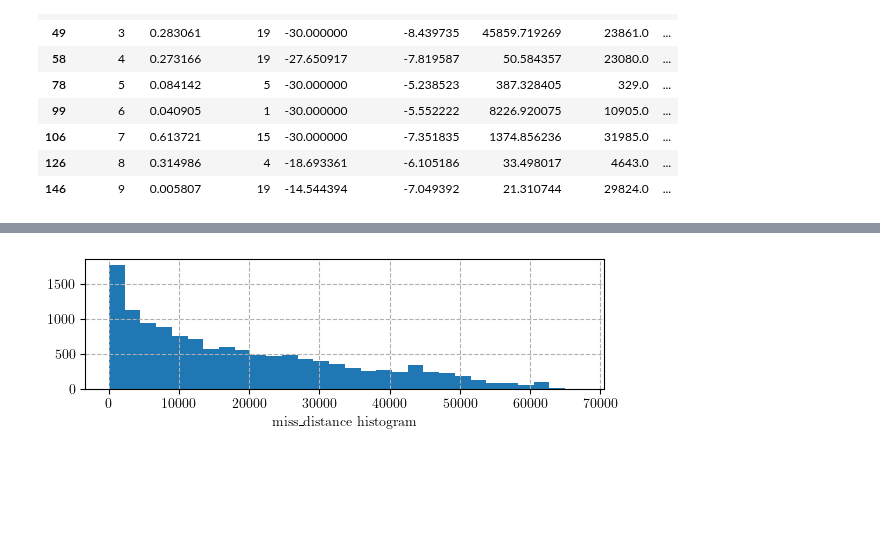
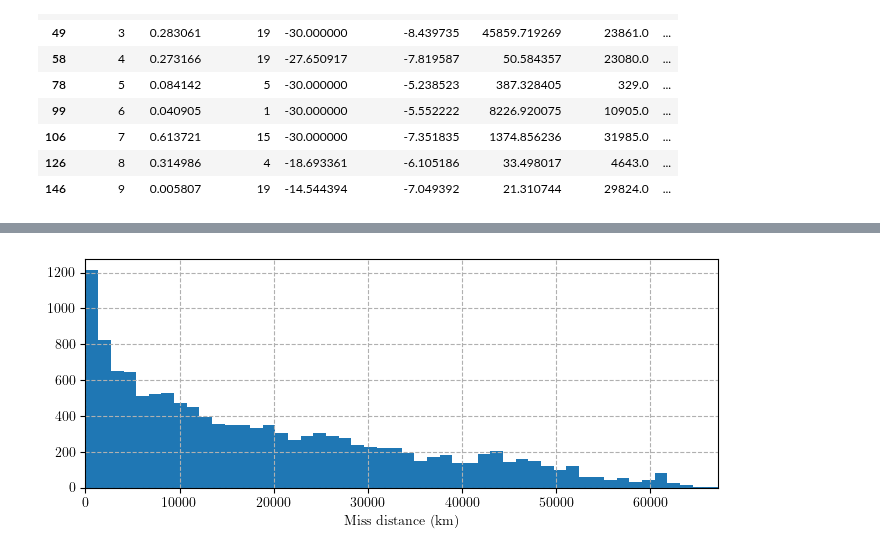
Before and after one commit to JJavierRosales/scapy, a Jupyter notebook: notebooks/Kelvins - Collision Avoidance Challenge + EDA.ipynb, the cells around one changed output, grey strips where cells are left out. Saved outputs shown, nothing was run; the diff lists cells and outputs as text; code cells hidden in the pictures; blank space fills up the shorter version.

```diff
--- a/notebooks/Kelvins - Collision Avoidance Challenge + EDA.ipynb
+++ b/notebooks/Kelvins - Collision Avoidance Challenge + EDA.ipynb
@@ -123,4 +127,12 @@ In this section, a comprehensive exploratory data anlysis (EDA) is performed on
 # %%
+# Import os library for file paths
+import os
+from pathlib import Path
+
+# Get current working directory path for the tool parent folder.
+cwd = str(Path(os.getcwd()).parents[0])
+print('Parent working directory: %s' % cwd)
+
 # Import pandas library to handle datasets
 import pandas as pd
 
@@ -128,10 +140,12 @@ import pandas as pd
 pd.options.display.max_columns = None
 
 # Import training dataset
-df = pd.read_csv('../data/esa-challenge/train_data.csv', sep=',', header=0, index_col=None, skipinitialspace=False)
+df = pd.read_csv(os.path.join(cwd,'data','esa-challenge','train_data.csv'),
+                 sep=',', header=0, index_col=None, skipinitialspace=False)
 
 # Sort values of dataframe by event_id and time_to_tca and re-index
-df.sort_values(by=['event_id', 'time_to_tca'], axis='index', ascending=[True,False], inplace=True, ignore_index=True)
+df.sort_values(by=['event_id', 'time_to_tca'], axis='index',
+               ascending=[True,False], inplace=True, ignore_index=True)
 
 # Show first n rows of dataframe
 df.head(10)
@@ -168,51 +194,70 @@ df_lastCDM.head(10)
 # %%
+import numpy as np
 # Import matplotlib library and set it to print plots inline
 %matplotlib inline
 from matplotlib import rc
 import matplotlib.pyplot as plt
 
 # Set rendering parameters to use TeX font.
 rc('font', **{'family': 'serif', 'serif': ['Computer Modern']})
 rc('text', usetex=True)
-
-
-
-def plot_histogram(figsize, bins, data, xlabel):
-
-    plt.figure(figsize=figsize, layout='tight')
-    plt.hist(data, bins = bins)
-    plt.xlabel(xlabel)
-    plt.grid(True, linestyle='--')
-    # plt.legend(loc='best')
-    plt.show()
-
-    return
 
 # Initialize dictionary to differenciate target vs chaser objects
 objects = {'target':'t', 'chaser':'c'}
 
 # Initialize Keplerian Element columns array
 keColumns = {'_h_apo': 'Apogee (km)',
              '_h_per': 'Perigee (km)',
              '_j2k_ecc': 'Eccentricity',
              '_j2k_inc': 'Inclination (deg)',
              '_j2k_sma': 'Semi-major axis (km)'}
 
-plot_histogram((6,2), 30, df_lastCDM['miss_distance'],'miss_distance histogram')
+
+# Plot histogram of miss_distance
+plt.figure(figsize=(7,3), layout='tight')
+plt.hist(df_lastCDM['miss_distance'], bins = 50)
+plt.xlim(0, df_lastCDM['miss_distance'].max())
+plt.xlabel(r'Miss distance (km)')
+plt.grid(True, linestyle='--')
+plt.show()
 
 # Run through both type of objects
-bins = 50
-
 for eType, eName in keColumns.items():
 
-    plt.figure(figsize=(6,2), layout='tight')
-    for oType, oPreffix in objects.items():
-        plt.hist(df_lastCDM[oPreffix + eType], bins = bins,
-                 label=r'' + oType.capitalize(), alpha=0.5)
+    fig, axs = plt.subplots(nrows=2, figsize=(7, 3), squeeze=True,
+                            sharex=True, sharey=True, layout='tight')
 
-    plt.xlabel(eName)
-    plt.grid(True, linestyle='--')
-    plt.legend(loc='best')
+    # Get both object's data
+    data = df_lastCDM[['t' + eType,'c' + eType]]
+
+    # Get minimum and maximum from data
+    xlim = (data.min().min(), data.max().max())
+
+    # Plot charts in subplot for both objects
+    colors = ['tab:blue','tab:orange']
+    for i, obj in enumerate(['target', 'chaser']):
+
+        # Plot histogram for the object and keplerian element.
+        axs[i].hist(data[obj[0] + eType], color=colors[i], range=xlim,
+                    bins = 75, label=r'' + obj.capitalize())
+
+        # Get the limits of Y-axis to reformat plot.
+        ylim = (axs[i].get_ylim()[0], ((axs[i].get_ylim()[1]//1000)+0.5)*1000)
+
+        axs[i].grid(True, linestyle='--')
+        axs[i].set_yticks(np.linspace(ylim[0],ylim[1],5))
+        axs[i].set_xlim(xlim)
+        axs[i].set_ylim(ylim)
+
+        # Plot label to identify which object the chart belongs to
+        axs[i].text(0.95, 0.95, r'' + obj.capitalize(), size=10, ha='center', va='top',
+                    c=colors[i], transform=axs[i].transAxes,
+                    bbox=dict(facecolor='white', alpha=0.75, edgecolor='white', pad=-1))
+
+
+    axs[1].set_xlabel(r'' + eName)
+
+
     plt.show()
 # %% [output]
-[figure, old version]
+[figure, new version]
```
Also changed, not shown: parts of 8 cells of this notebook.
